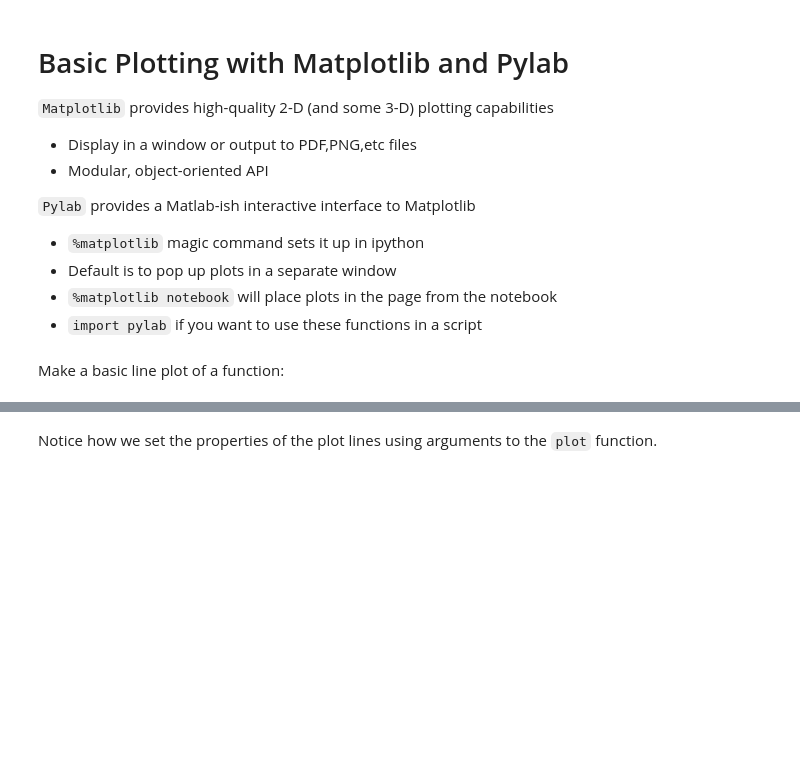
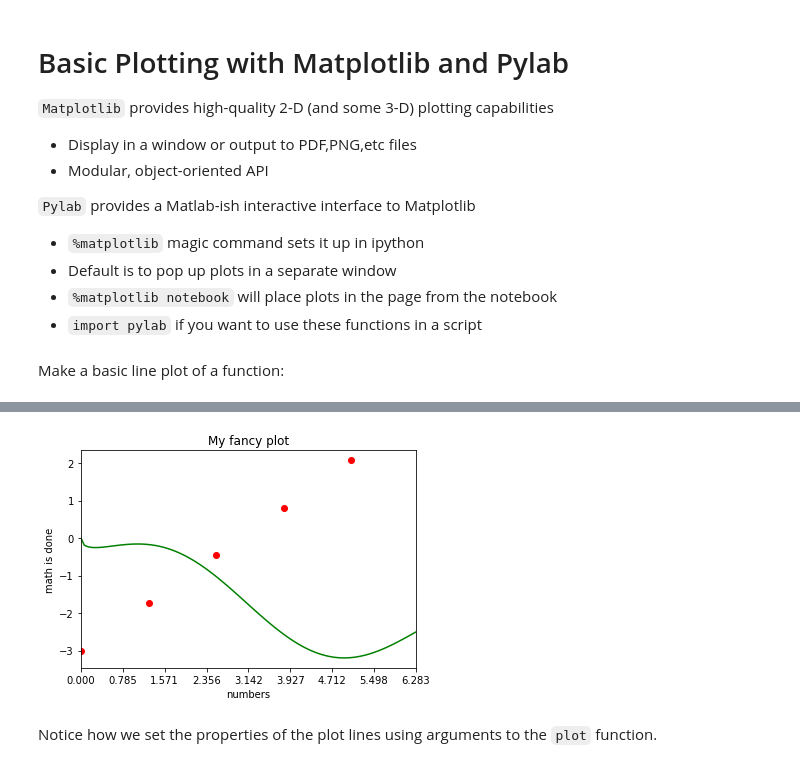
Before and after one commit to mbmilligan/msi-ipython-nb-ex, a Jupyter notebook: notebook/AdvPyFiles/04.BasicPlotting.ipynb, the cells around one changed output, grey strips where cells are left out. Drawn from its saved outputs; the diff is of its cells as text; code cells hidden in the pictures; blank space fills up the shorter version.

```diff
--- a/notebook/AdvPyFiles/04.BasicPlotting.ipynb
+++ b/notebook/AdvPyFiles/04.BasicPlotting.ipynb
@@ -25,8 +25,8 @@ pl.plot(x, np.sin(x) - np.sqrt(x), color='green')
 pl.title("My fancy plot")
 pl.xlabel('numbers')
 pl.ylabel('math is done')
-pl.plot(x[::20], x[::20] - 3, 'rx')
+pl.plot(x[::20], x[::20] - 3, 'ro')
 pl.xlim(0,2*np.pi)
-pl.xticks(np.linspace(0,2*np.pi,8))
+pl.xticks(np.linspace(0,2*np.pi,9))
 pl.show()
 # %% [output]
@@ -35,2 +33,3 @@ pl.show()
+[figure, added]
 # %% [markdown]
 Notice how we set the properties of the plot lines using arguments to the ``plot`` function.
```
Also changed, not shown: parts of 9 cells of this notebook, 9 other files.
